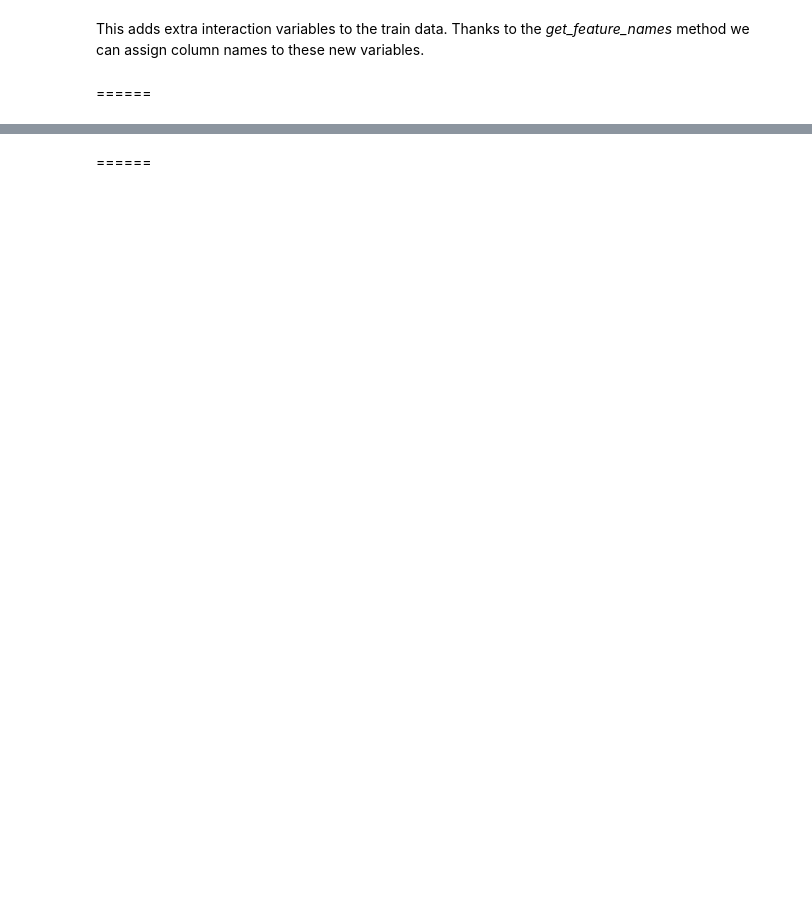
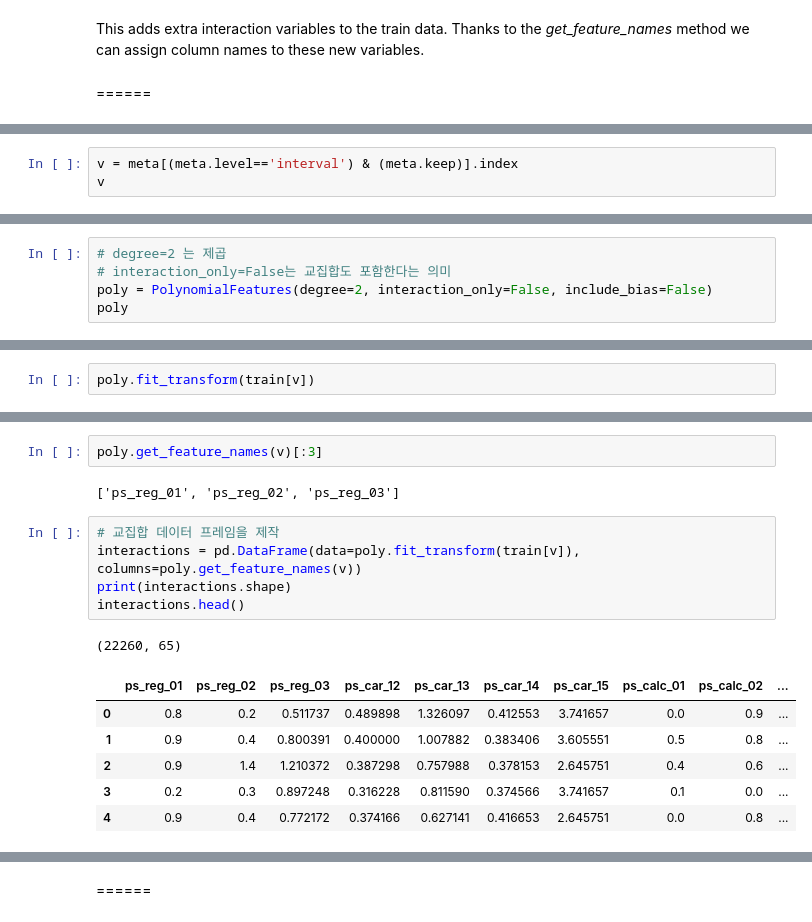
Before and after one commit to ecjang/pages, a Jupyter notebook: Kaggle/002_Binary_Prediction_Porto_1st kernel.ipynb, the cells around one changed output, grey strips where cells are left out. Saved outputs shown, nothing was run; the diff lists cells and outputs as text; blank space fills up the shorter version.

```diff
--- a/Kaggle/002_Binary_Prediction_Porto_1st kernel.ipynb
+++ b/Kaggle/002_Binary_Prediction_Porto_1st kernel.ipynb
@@ -1119,0 +1120,3 @@ This adds extra interaction variables to the train data. Thanks to the *get_feat
+# %%
+v = meta[(meta.level=='interval') & (meta.keep)].index
+v
@@ -1119,0 +1127,5 @@ This adds extra interaction variables to the train data. Thanks to the *get_feat
+# %%
+# degree=2 는 제곱
+# interaction_only=False는 교집합도 포함한다는 의미
+poly = PolynomialFeatures(degree=2, interaction_only=False, include_bias=False)
+poly
@@ -1119,0 +1134,2 @@ This adds extra interaction variables to the train data. Thanks to the *get_feat
+# %%
+poly.fit_transform(train[v])
@@ -1119,0 +1150,17 @@ This adds extra interaction variables to the train data. Thanks to the *get_feat
+# %%
+poly.get_feature_names(v)[:3]
+# %% [output]
+['ps_reg_01', 'ps_reg_02', 'ps_reg_03']
+# %%
+# 교집합 데이터 프레임을 제작
+interactions = pd.DataFrame(data=poly.fit_transform(train[v]), columns=poly.get_feature_names(v))
+print(interactions.shape)
+interactions.head()
+# %% [output]
+(22260, 65)
+|  | ps_reg_01 | ps_reg_02 | ps_reg_03 | ps_car_12 | ps_car_13 | ps_car_14 | ps_car_15 | ps_calc_01 | ps_calc_02 | ... |
+| 0 | 0.8 | 0.2 | 0.511737 | 0.489898 | 1.326097 | 0.412553 | 3.741657 | 0.0 | 0.9 | ... |
+| 1 | 0.9 | 0.4 | 0.800391 | 0.400000 | 1.007882 | 0.383406 | 3.605551 | 0.5 | 0.8 | ... |
+| 2 | 0.9 | 1.4 | 1.210372 | 0.387298 | 0.757988 | 0.378153 | 2.645751 | 0.4 | 0.6 | ... |
+| 3 | 0.2 | 0.3 | 0.897248 | 0.316228 | 0.811590 | 0.374566 | 3.741657 | 0.1 | 0.0 | ... |
+| 4 | 0.9 | 0.4 | 0.772172 | 0.374166 | 0.627141 | 0.416653 | 2.645751 | 0.0 | 0.8 | ... |
```
Also changed, not shown: parts of 78 cells of this notebook.
